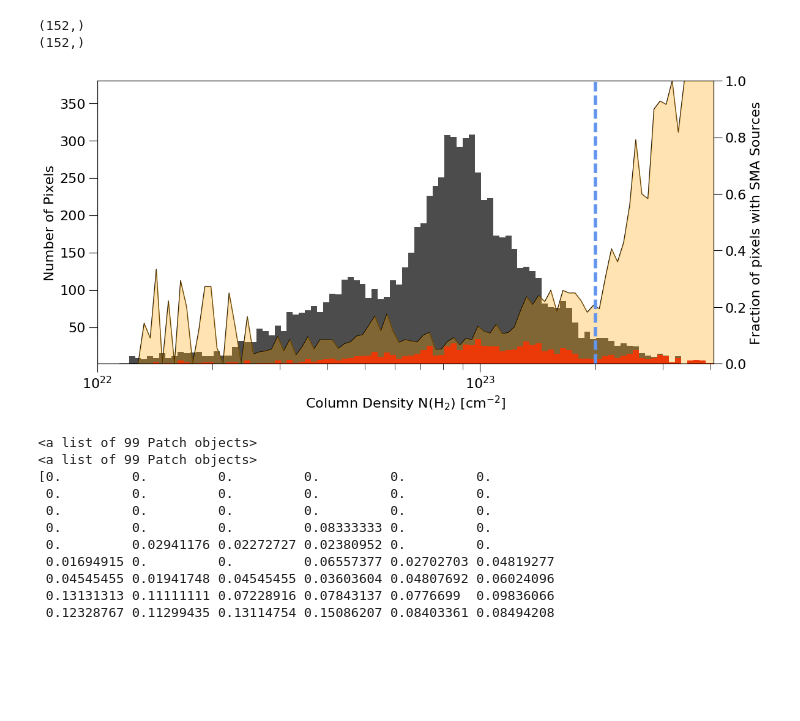
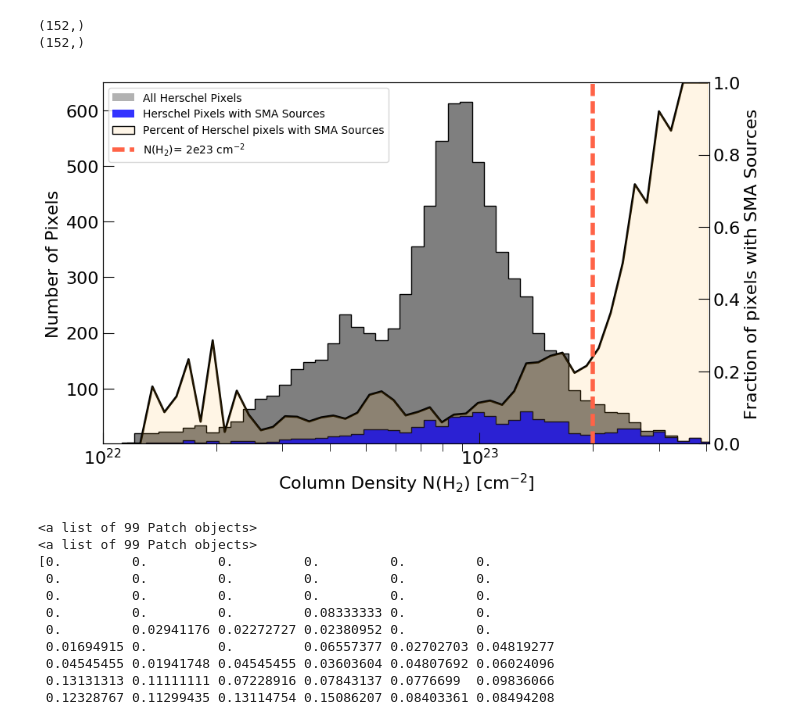
Before and after one commit to hpthatchfield/astrophys, a Jupyter notebook: paper_catalog_scripts.ipynb, the cells around one changed output. Cells and saved outputs as stored; diff of their text form; code cells hidden in the pictures; blank space fills up the shorter version.

Commit message:
formatting for catalog paper

```diff
--- a/paper_catalog_scripts.ipynb
+++ b/paper_catalog_scripts.ipynb
@@ -640,7 +647,7 @@ plt.rcParams.update({'font.size': 16}) #set fontsize
 
 # Plot Histogram
 plt.rcParams.update({'font.size': 16}) #set fontsize
-histfig = plt.figure(3,figsize=(13,6))
+histfig = plt.figure(3,figsize=(10,6))
 histfig.clf()
 ax = histfig.gca()
 plt.ylabel('Number of Pixels')
@@ -649,46 +656,64 @@ plt.xlabel('Column Density N(H$_2$) [cm$^{-2}$]')
 
 #bins = np.logspace(22.9,23.9,100)
 linbins = np.linspace(colmin, colmax,100)
-logbins = np.logspace(np.log10(colmin), np.log10(colmax),100)
+logbins = np.logspace(np.log10(colmin), np.log10(colmax),50)
 h1,l1,p1 = ax.hist(column_masked[np.isfinite(column_masked) & ~sb2_mask],
-                   logbins, color='black',alpha=0.7, log=False,
+                   logbins, color='black',alpha=0.5, log=False,
                    label='Full cloud')
+h1,l1,p1 = ax.hist(column_masked[np.isfinite(column_masked) & ~sb2_mask],
+                   logbins, color='black',alpha=1.0, log=False,histtype='step')
 h2,l2,p2 = ax.hist(column_masked[smasourcemask & np.isfinite(column_masked) &
-                                 ~sb2_mask], logbins, alpha=.85, log=False, color='red',
+                                 ~sb2_mask], logbins, alpha=.85, log=False, color='blue',
                    label='SMA Sources')
+h2,l2,p2 = ax.hist(column_masked[smasourcemask & np.isfinite(column_masked) &
+                                 ~sb2_mask], logbins, alpha=.85, log=False, color='k', histtype='step')
 
 ax3 = ax.twinx()
 midpts = (l1[:-1] + l1[1:])/2.
-line_frac = ax3.plot(midpts, h2/h1, linestyle='-', color='k',
-                     linewidth=0.95, zorder=-21,label='Fraction of pixels with SMA Sources')
+p3 = line_frac = ax3.plot(midpts, h2/h1, linestyle='-', color='k',
+                     linewidth=2.0, zorder=-21,label='Fraction of pixels with SMA Sources')
 ax3.set_ylabel("Fraction of pixels with SMA Sources")
 ax3.set_ylim(0,1)
-fill = ax3.fill_between(midpts,h2/h1, color='orange',alpha=0.3)
+fill = ax3.fill_between(midpts,h2/h1, color='orange',alpha=0.1)
 ax3.set_label('Fraction of pixels with SMA Sources')
 #ax.legend(line_frac,'Fraction of pixels with SMA Sources')
 #ax3.legend(loc='upper right', shadow=False, fontsize=18)
 
 vx, vy = [2e23,2e23],[0,1]
 
-ax3.plot(vx,vy,linestyle='--',linewidth=4.0,color='cornflowerblue')
+p4 = ax3.plot(vx,vy,linestyle='--',linewidth=4.0,color='tomato', label='N(H$_2$)= 2e23 cm$^{-2}$')
 ax.set_xscale("log")
 
 
 ax.set_xlim(1e22, colmax-1e22)
 
-ax.set_ylim(1,380)
+ax.set_ylim(1,650)
 #plt.gcf().subplots_adjust(bottom=0.2) #make room for x-axis
-ax.tick_params(axis='both',which='major',direction='out',length=10)
+ax.tick_params(axis='both',which='major',direction='in',length=10)
 ax.tick_params(axis='both',which='minor',direction='out',length=7.5)
-ax3.tick_params(axis='both',which='major',direction='out',length=10)
+ax3.tick_params(axis='both',which='major',direction='in',length=10)
+
+#labs = [h1.get_label(),h2.get_label(),p3.get_label(),p4.get_label()]
+plt.rcParams.update({'font.size': 10})
+from matplotlib.lines import Line2D
+from matplotlib.patches import Patch
+legend_elements = [Patch(facecolor='k',alpha=0.3, edgecolor='None',
+                         label='All Herschel Pixels'),
+                   Patch(facecolor='b',alpha=0.8, edgecolor='None',
+                         label='Herschel Pixels with SMA Sources'),
+                   Patch(facecolor='#FEF5E7',alpha=0.99, edgecolor='k',
+                         label='Percent of Herschel pixels with SMA Sources'),
+                   Line2D([0], [0], color='tomato', lw=4, ls='--', label='N(H$_2$)= 2e23 cm$^{-2}$')]
+
+ax.legend(handles=legend_elements, loc='upper left')
 
 # Save figure
 # Need to save it as a PDF, otherewise, lose transparency
-plt.savefig(figure_path + 'column_histograms_log'+targetname+'.pdf',format='pdf', dpi=100, bbox_inches='tight')
+#plt.savefig(figure_path + 'column_histograms_log'+targetname+'.pdf',format='pdf', dpi=100, bbox_inches='tight')
 
 plt.show()
 # %% [output]
-[figure, old version]
+[figure, new version]
 # %%
 print p1
 print p2
```
Also changed, not shown: parts of 9 cells of this notebook, 1 other file.
